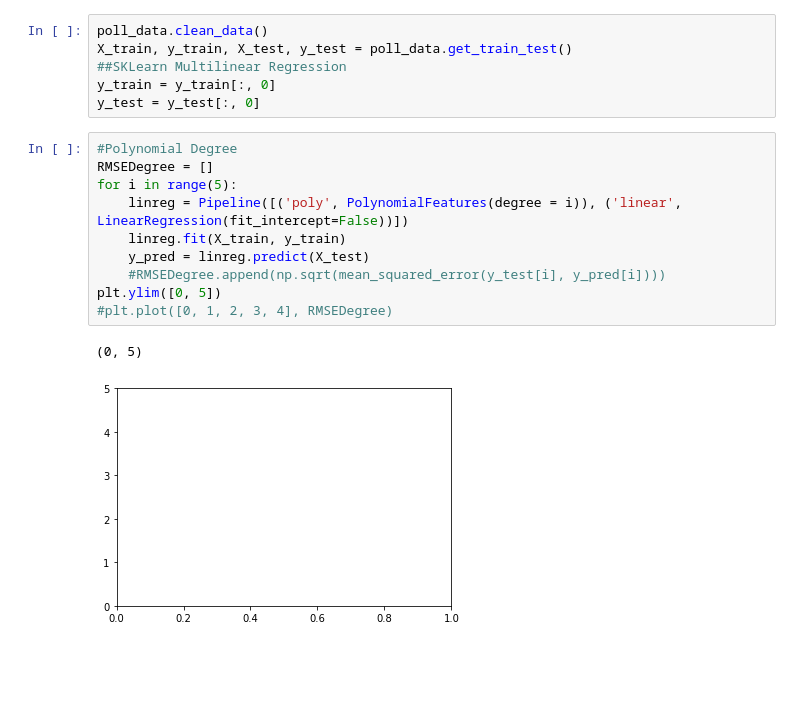
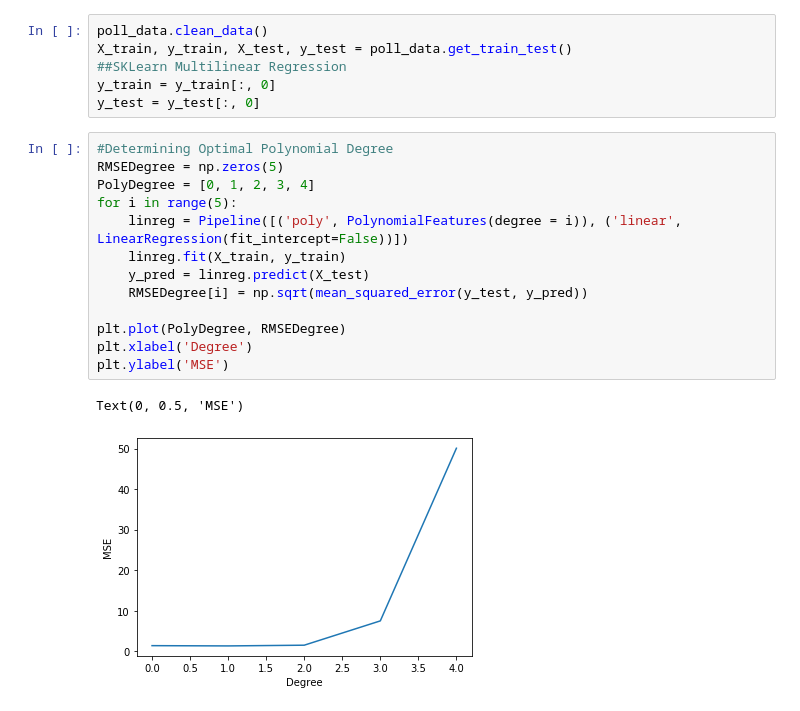
Before and after one commit to anzu7346/CSCI4622_EPA_Atmo, a Jupyter notebook: code/Untitled3.ipynb, the cells around one changed output. Saved outputs shown, nothing was run; the diff lists cells and outputs as text; blank space fills up the shorter version.

```diff
--- a/code/Untitled3.ipynb
+++ b/code/Untitled3.ipynb
@@ -639,15 +645,18 @@ X_train, y_train, X_test, y_test = poll_data.get_train_test()
 y_train = y_train[:, 0]
 y_test = y_test[:, 0]
 # %%
-#Polynomial Degree
-RMSEDegree = []
+#Determining Optimal Polynomial Degree
+RMSEDegree = np.zeros(5)
+PolyDegree = [0, 1, 2, 3, 4]
 for i in range(5):
     linreg = Pipeline([('poly', PolynomialFeatures(degree = i)), ('linear', LinearRegression(fit_intercept=False))])
     linreg.fit(X_train, y_train)
     y_pred = linreg.predict(X_test)
-    #RMSEDegree.append(np.sqrt(mean_squared_error(y_test[i], y_pred[i])))
-plt.ylim([0, 5])
-#plt.plot([0, 1, 2, 3, 4], RMSEDegree)
+    RMSEDegree[i] = np.sqrt(mean_squared_error(y_test, y_pred))
+
+plt.plot(PolyDegree, RMSEDegree)
+plt.xlabel('Degree')
+plt.ylabel('MSE')
 # %% [output]
-(0, 5)
+Text(0, 0.5, 'MSE')
-[figure, old version]
+[figure, new version]
```
Also changed, not shown: parts of 11 cells of this notebook.
